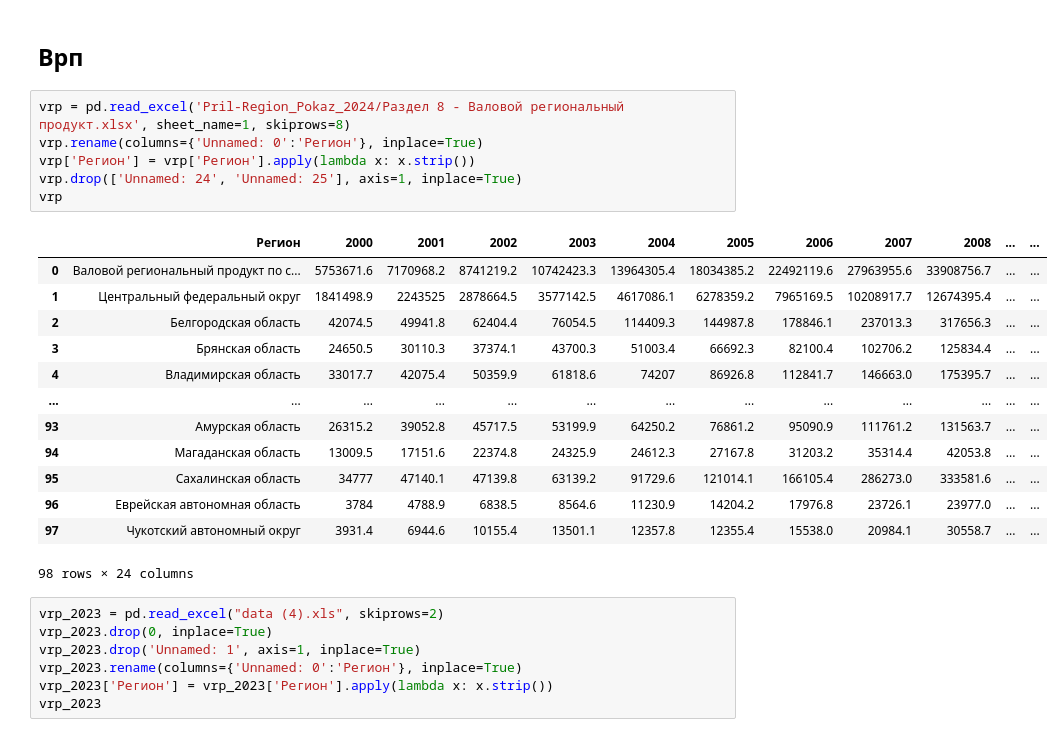
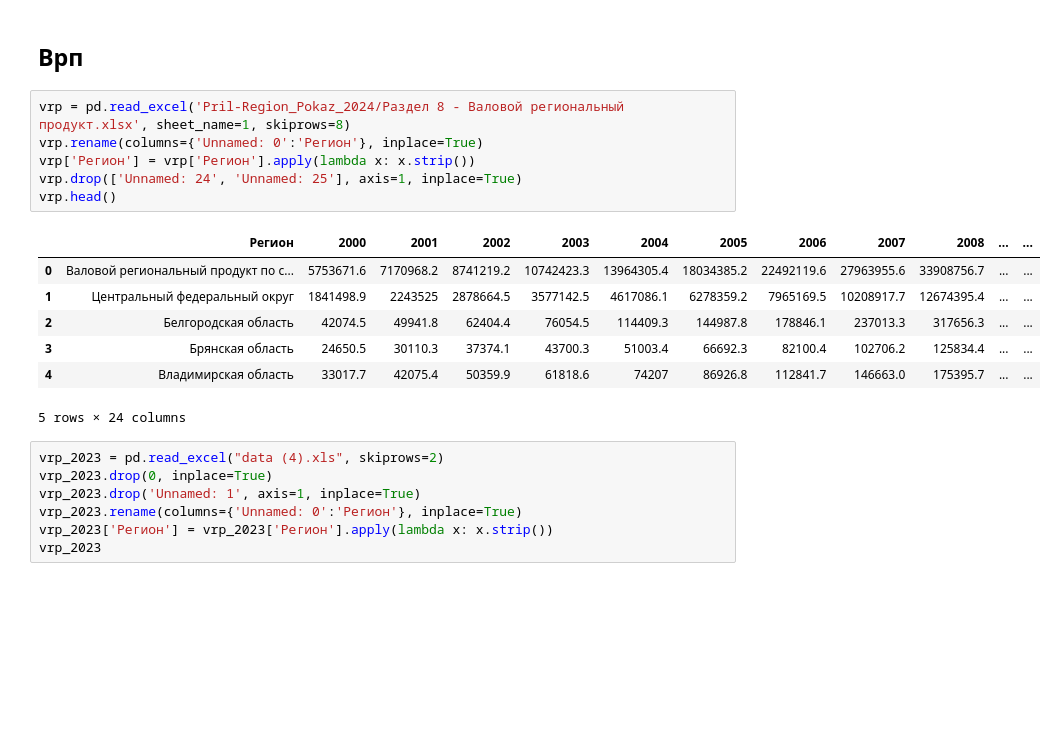
Before and after one commit to fastnets/Environmental-monitoring-of-water-resources, a Jupyter notebook: notebooks/merge/dataset1.ipynb, the cells around one changed output. Cells and saved outputs as stored; diff of their text form; blank space fills up the shorter version.

```diff
--- a/notebooks/merge/dataset1.ipynb
+++ b/notebooks/merge/dataset1.ipynb
@@ -160,23 +156,17 @@ memory usage: 43.9+ KB
 # %%
 vrp = pd.read_excel('Pril-Region_Pokaz_2024/Раздел 8 - Валовой региональный продукт.xlsx', sheet_name=1, skiprows=8)
 vrp.rename(columns={'Unnamed: 0':'Регион'}, inplace=True)
 vrp['Регион'] = vrp['Регион'].apply(lambda x: x.strip())
 vrp.drop(['Unnamed: 24', 'Unnamed: 25'], axis=1, inplace=True)
-vrp
+vrp.head()
 # %% [output]
 |  | Регион | 2000 | 2001 | 2002 | 2003 | 2004 | 2005 | 2006 | 2007 | 2008 | ... | ... |
 | 0 | Валовой региональный продукт по с... | 5753671.6 | 7170968.2 | 8741219.2 | 10742423.3 | 13964305.4 | 18034385.2 | 22492119.6 | 27963955.6 | 33908756.7 | ... | ... |
 | 1 | Центральный федеральный округ | 1841498.9 | 2243525 | 2878664.5 | 3577142.5 | 4617086.1 | 6278359.2 | 7965169.5 | 10208917.7 | 12674395.4 | ... | ... |
 | 2 | Белгородская область | 42074.5 | 49941.8 | 62404.4 | 76054.5 | 114409.3 | 144987.8 | 178846.1 | 237013.3 | 317656.3 | ... | ... |
 | 3 | Брянская область | 24650.5 | 30110.3 | 37374.1 | 43700.3 | 51003.4 | 66692.3 | 82100.4 | 102706.2 | 125834.4 | ... | ... |
 | 4 | Владимирская область | 33017.7 | 42075.4 | 50359.9 | 61818.6 | 74207 | 86926.8 | 112841.7 | 146663.0 | 175395.7 | ... | ... |
-| ... | ... | ... | ... | ... | ... | ... | ... | ... | ... | ... | ... | ... |
-| 93 | Амурская область | 26315.2 | 39052.8 | 45717.5 | 53199.9 | 64250.2 | 76861.2 | 95090.9 | 111761.2 | 131563.7 | ... | ... |
-| 94 | Магаданская область | 13009.5 | 17151.6 | 22374.8 | 24325.9 | 24612.3 | 27167.8 | 31203.2 | 35314.4 | 42053.8 | ... | ... |
-| 95 | Сахалинская область | 34777 | 47140.1 | 47139.8 | 63139.2 | 91729.6 | 121014.1 | 166105.4 | 286273.0 | 333581.6 | ... | ... |
-| 96 | Еврейская автономная область | 3784 | 4788.9 | 6838.5 | 8564.6 | 11230.9 | 14204.2 | 17976.8 | 23726.1 | 23977.0 | ... | ... |
-| 97 | Чукотский автономный округ | 3931.4 | 6944.6 | 10155.4 | 13501.1 | 12357.8 | 12355.4 | 15538.0 | 20984.1 | 30558.7 | ... | ... |
-98 rows × 24 columns
+5 rows × 24 columns
 # %%
 vrp_2023 = pd.read_excel("data (4).xls", skiprows=2)
 vrp_2023.drop(0, inplace=True)
```
Also changed, not shown: parts of 19 cells of this notebook.
